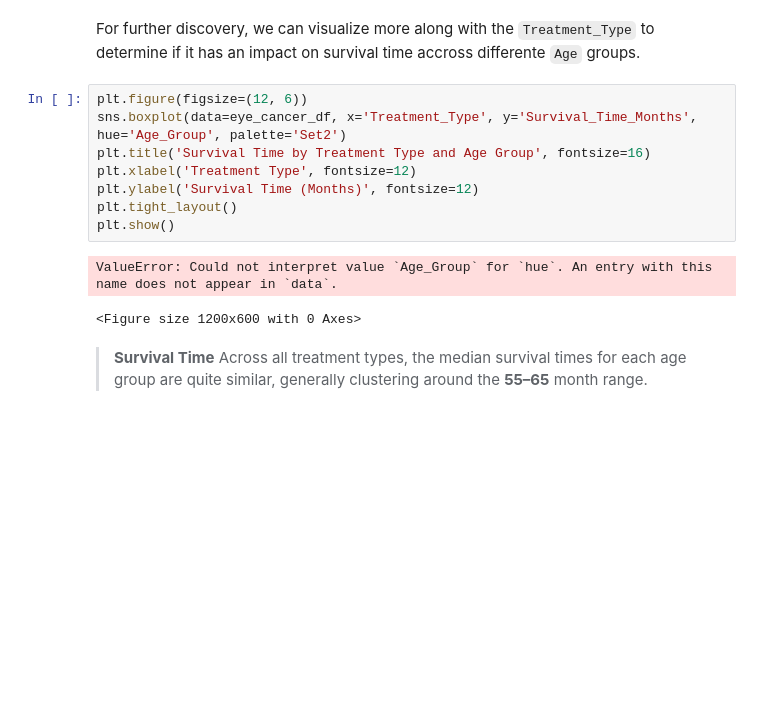
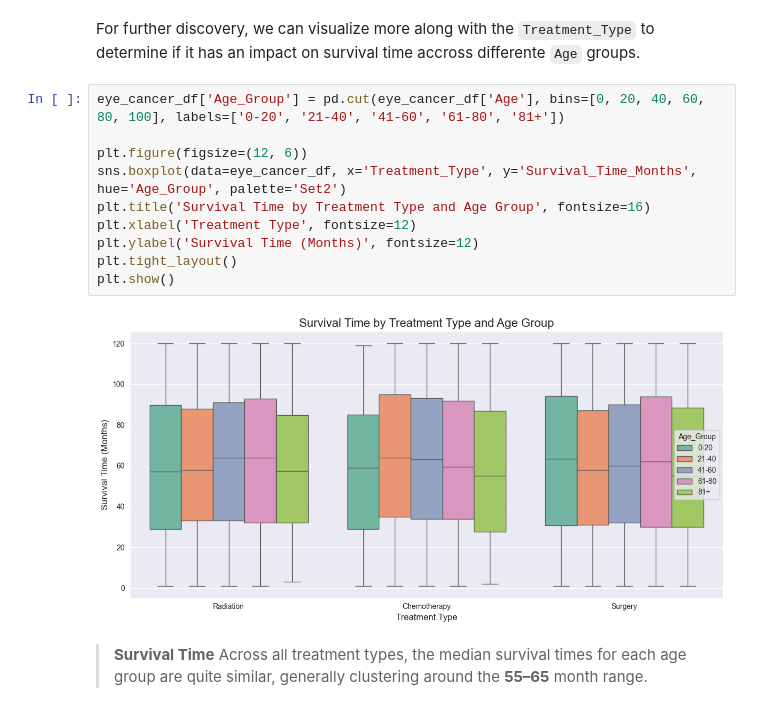
Before and after one commit to Kamote35/CSMODEL-S20-pandas-Salle-, a Jupyter notebook: [CSMODEL]Pandas_Salle_PHASE1.ipynb, the cells around one changed output. Cells and saved outputs as stored; diff of their text form; blank space fills up the shorter version.

```diff
--- a/[CSMODEL]Pandas_Salle_PHASE1.ipynb
+++ b/[CSMODEL]Pandas_Salle_PHASE1.ipynb
@@ -588,16 +588,17 @@ plt.show()
 # %% [markdown]
 For further discovery, we can visualize more along with the `Treatment_Type` to determine if it has an impact on survival time accross differente `Age` groups.
 # %%
+eye_cancer_df['Age_Group'] = pd.cut(eye_cancer_df['Age'], bins=[0, 20, 40, 60, 80, 100], labels=['0-20', '21-40', '41-60', '61-80', '81+'])
+
 plt.figure(figsize=(12, 6))
 sns.boxplot(data=eye_cancer_df, x='Treatment_Type', y='Survival_Time_Months', hue='Age_Group', palette='Set2')
 plt.title('Survival Time by Treatment Type and Age Group', fontsize=16)
 plt.xlabel('Treatment Type', fontsize=12)
 plt.ylabel('Survival Time (Months)', fontsize=12)
 plt.tight_layout()
 plt.show()
 # %% [output]
-ValueError: Could not interpret value `Age_Group` for `hue`. An entry with this name does not appear in `data`.
-<Figure size 1200x600 with 0 Axes>
+[figure, added]
 # %% [markdown]
 > **Survival Time** Across all treatment types, the median survival times for each age group are quite similar, generally clustering around the **55–65** month range.
 # %% [markdown]
```
Also changed, not shown: parts of 13 cells of this notebook.
